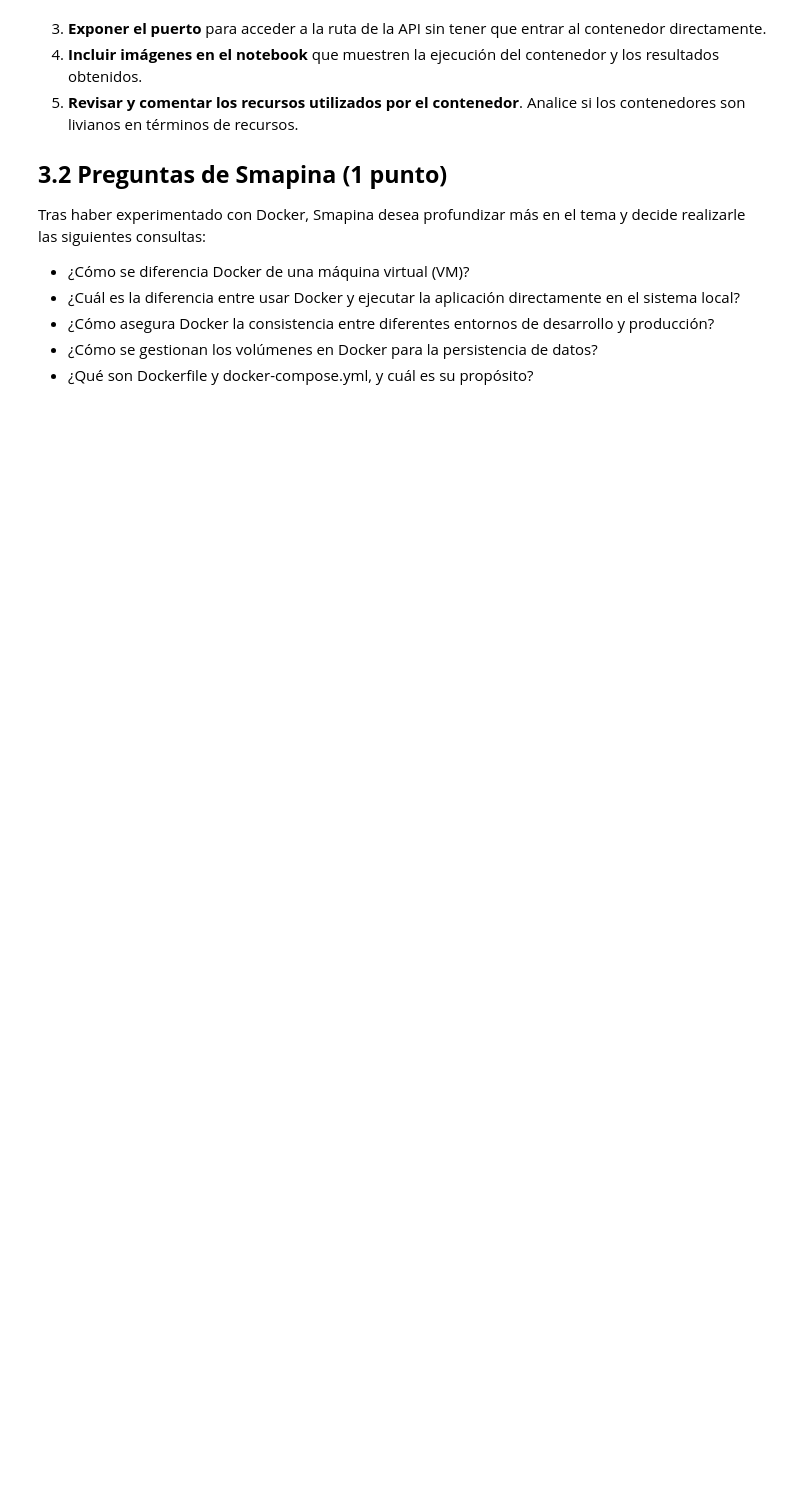
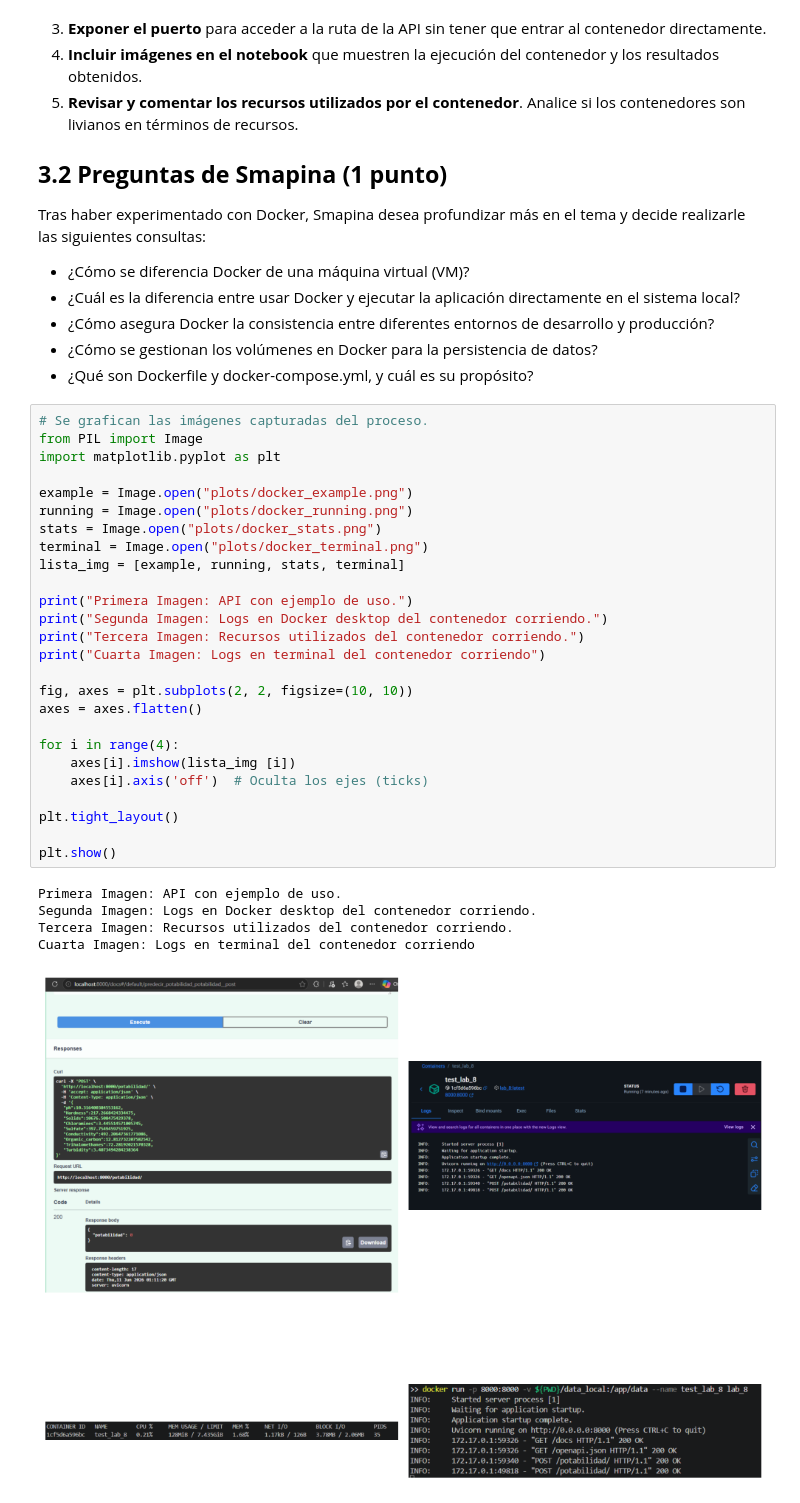
Before and after one commit to BenjaminFuentesR/MDS7202, a Jupyter notebook: labs/lab_8/Lab8_enunciado.ipynb, the cells around one changed output. Cells and saved outputs as stored; diff of their text form; blank space fills up the shorter version.

```diff
--- a/labs/lab_8/Lab8_enunciado.ipynb
+++ b/labs/lab_8/Lab8_enunciado.ipynb
@@ -268,3 +268,35 @@ Tras haber experimentado con Docker, Smapina desea profundizar más en el tema y
 - ¿Cómo asegura Docker la consistencia entre diferentes entornos de desarrollo y producción?
 - ¿Cómo se gestionan los volúmenes en Docker para la persistencia de datos?
 - ¿Qué son Dockerfile y docker-compose.yml, y cuál es su propósito?
+# %%
+# Se grafican las imágenes capturadas del proceso.
+from PIL import Image
+import matplotlib.pyplot as plt
+
+example = Image.open("plots/docker_example.png")
+running = Image.open("plots/docker_running.png")
+stats = Image.open("plots/docker_stats.png")
+terminal = Image.open("plots/docker_terminal.png")
+lista_img = [example, running, stats, terminal]
+
+print("Primera Imagen: API con ejemplo de uso.")
+print("Segunda Imagen: Logs en Docker desktop del contenedor corriendo.")
+print("Tercera Imagen: Recursos utilizados del contenedor corriendo.")
+print("Cuarta Imagen: Logs en terminal del contenedor corriendo")
+
+fig, axes = plt.subplots(2, 2, figsize=(10, 10))
+axes = axes.flatten()
+
+for i in range(4):
+    axes[i].imshow(lista_img [i])
+    axes[i].axis('off')  # Oculta los ejes (ticks)
+
+plt.tight_layout()
+
+plt.show()
+# %% [output]
+Primera Imagen: API con ejemplo de uso.
+Segunda Imagen: Logs en Docker desktop del contenedor corriendo.
+Tercera Imagen: Recursos utilizados del contenedor corriendo.
+Cuarta Imagen: Logs en terminal del contenedor corriendo
+[figure, added]
```
Also changed, not shown: parts of 2 cells of this notebook, 7 other files.
